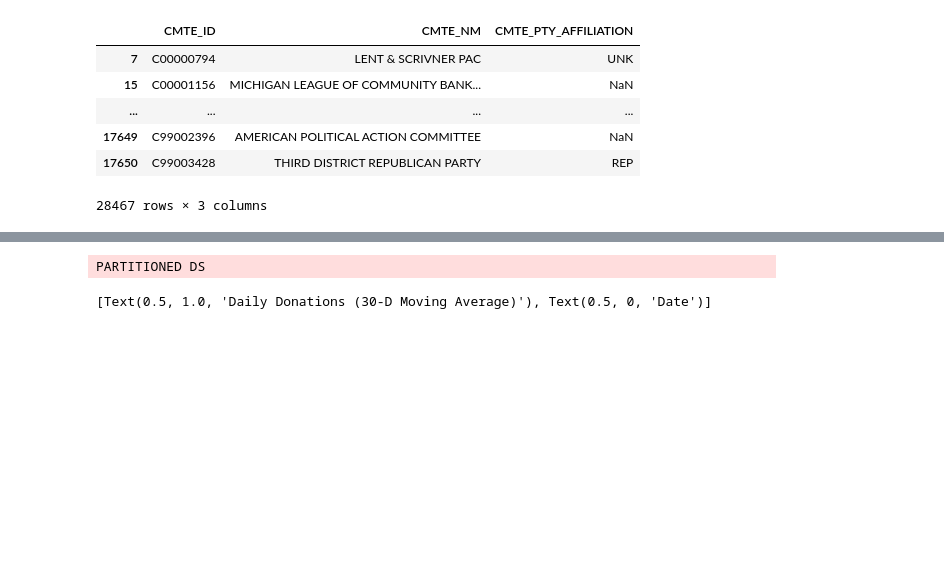
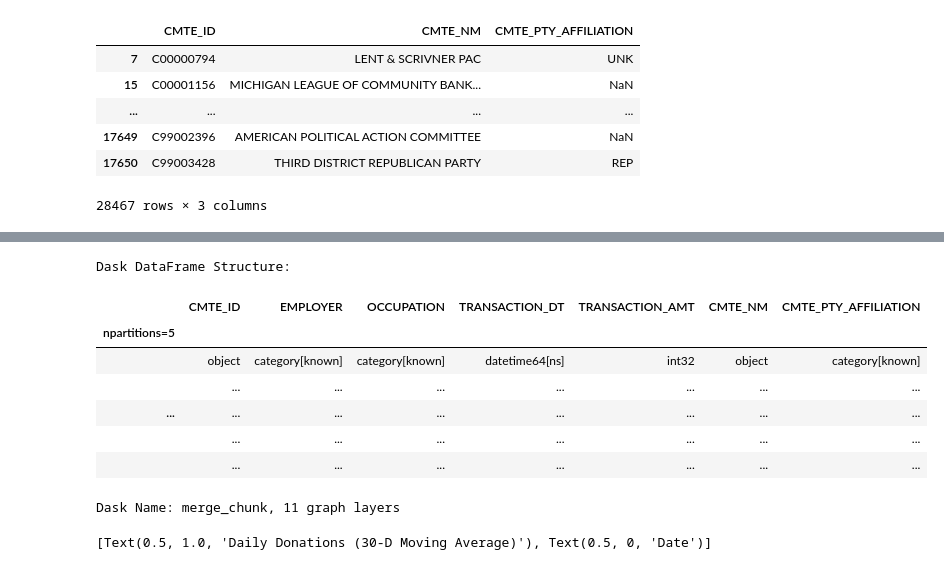
Before and after one commit to kevinheavey/modern-polars, a Jupyter notebook: performance.ipynb, the cells around one changed output, grey strips where cells are left out. Cells and saved outputs as stored; diff of their text form; code cells hidden in the pictures; blank space fills up the shorter version.

```diff
--- a/performance.ipynb
+++ b/performance.ipynb
@@ -49,9 +31,0 @@ with zipfile.ZipFile(dest) as z:
-# %%
-import polars as pl
-df = pl.DataFrame([
-    pl.Series("a", ["bob", "bill", "alice", "mike", "bill", "bill", None], pl.Categorical),
-    pl.Series("b", ["foo", "bar", "boo", "bob", "clams", None, None], pl.Categorical),
-])
-df.write_parquet("tmp.pq")
-with pl.StringCache():
-    print(pl.scan_parquet("./*tmp.pq").select(pl.col("a").value_counts()).collect(streaming=True))
@@ -546,6 +383,18 @@ indiv_filtered_dd = indiv_dd[
 ]
 
 merged_dd = dd.merge(indiv_filtered_dd, cm_dd, on="CMTE_ID")
+# %%
+merged_dd
+# %% [output]
+Dask DataFrame Structure:
+|  | CMTE_ID | EMPLOYER | OCCUPATION | TRANSACTION_DT | TRANSACTION_AMT | CMTE_NM | CMTE_PTY_AFFILIATION |
+| npartitions=5 |  |  |  |  |  |  |  |
+|  | object | category[known] | category[known] | datetime64[ns] | int32 | object | category[known] |
+|  | ... | ... | ... | ... | ... | ... | ... |
+| ... | ... | ... | ... | ... | ... | ... | ... |
+|  | ... | ... | ... | ... | ... | ... | ... |
+|  | ... | ... | ... | ... | ... | ... | ... |
+Dask Name: merge_chunk, 11 graph layers
 # %%
 indiv_filtered_pl = indiv_pl.filter(
     pl.col("TRANSACTION_DT").is_between(
@@ -566,12 +415,12 @@ party_donations_dd = (
 )
 # %%
 party_donations_pl = (
-    merged_pl.groupby(["TRANSACTION_DT", "CMTE_PTY_AFFILIATION"])
+    merged_pl
+    .filter(pl.col("CMTE_PTY_AFFILIATION").is_in(["DEM", "REP"]))
+    .groupby(["TRANSACTION_DT", "CMTE_PTY_AFFILIATION"])
     .agg(pl.col("TRANSACTION_AMT").sum())
     .sort(["TRANSACTION_DT", "CMTE_PTY_AFFILIATION"])
-    .collect()
+    .collect(streaming=True)
 )
-# %% [output]
-PARTITIONED DS
 # %%
 ax = (
```
Also changed, not shown: parts of 39 cells of this notebook, 2 other files.
